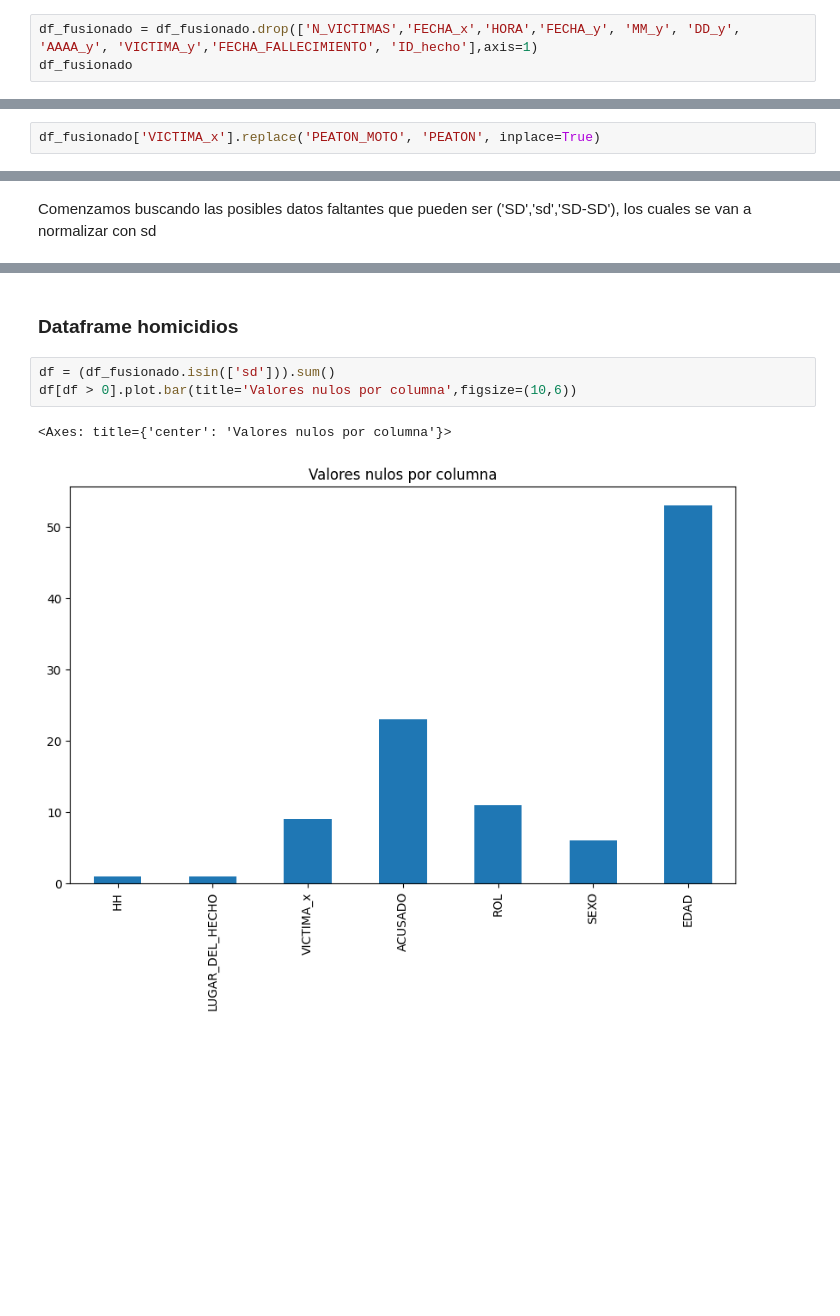
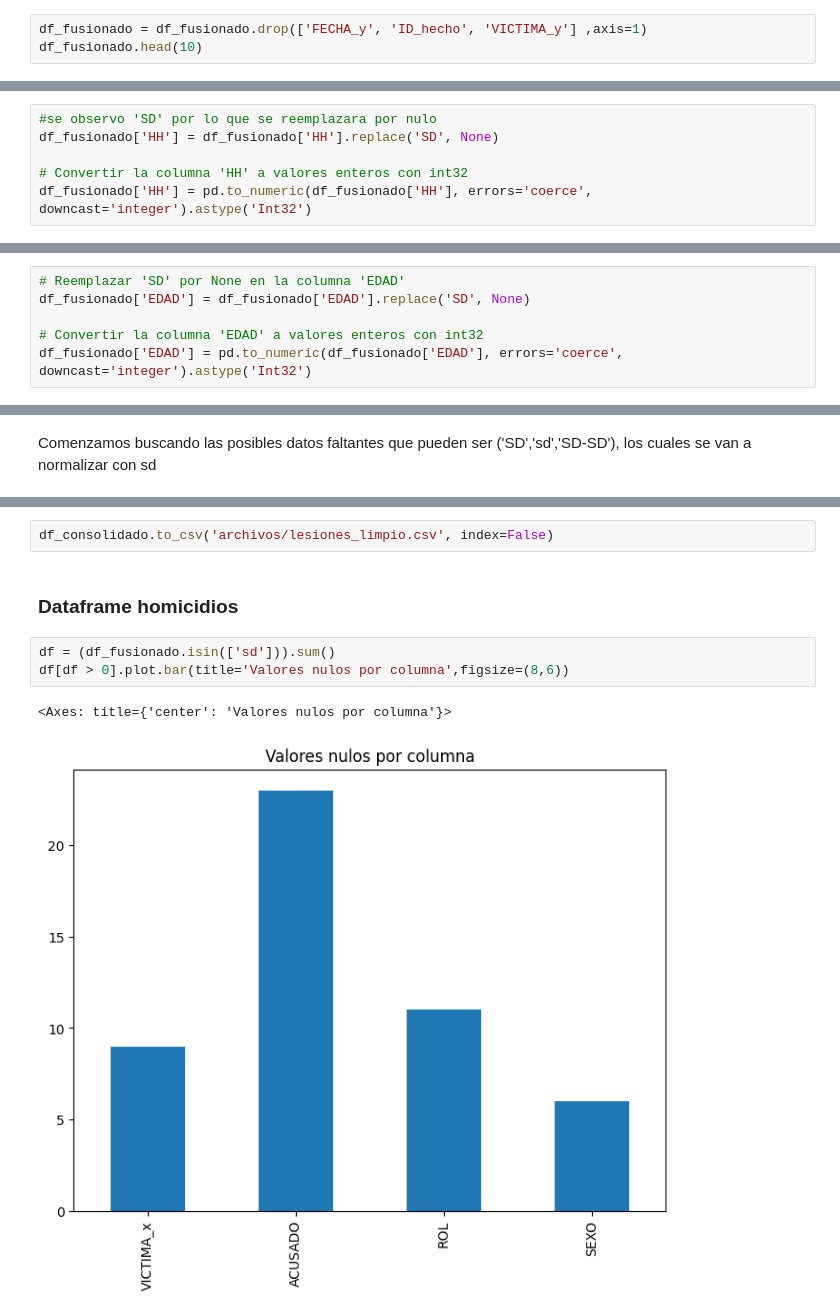
Before and after one commit to dariojacome/proyecto_anat, a Jupyter notebook: ETL_EDA.ipynb, the cells around one changed output, grey strips where cells are left out. Saved outputs shown, nothing was run; the diff lists cells and outputs as text; blank space fills up the shorter version.

```diff
--- a/ETL_EDA.ipynb
+++ b/ETL_EDA.ipynb
@@ -49,4 +117,4 @@ ya que se puede observar que se repiten columnas se eliminara las columnas repet
 # %%
-df_fusionado = df_fusionado.drop(['N_VICTIMAS','FECHA_x','HORA','FECHA_y', 'MM_y', 'DD_y', 'AAAA_y', 'VICTIMA_y','FECHA_FALLECIMIENTO', 'ID_hecho'],axis=1)
-df_fusionado
+df_fusionado = df_fusionado.drop(['FECHA_y', 'ID_hecho', 'VICTIMA_y'] ,axis=1)
+df_fusionado.head(10)
 # %% [output]
@@ -65,0 +147,6 @@ df_fusionado
+# %%
+#se observo 'SD' por lo que se reemplazara por nulo
+df_fusionado['HH'] = df_fusionado['HH'].replace('SD', None)
+
+# Convertir la columna 'HH' a valores enteros con int32
+df_fusionado['HH'] = pd.to_numeric(df_fusionado['HH'], errors='coerce', downcast='integer').astype('Int32')
@@ -83,3 +216,9 @@ df_fusionado['VICTIMA_x'].replace('PEATON_MOTO', 'PEATON', inplace=True)
+# %%
+# Reemplazar 'SD' por None en la columna 'EDAD'
+df_fusionado['EDAD'] = df_fusionado['EDAD'].replace('SD', None)
+
+# Convertir la columna 'EDAD' a valores enteros con int32
+df_fusionado['EDAD'] = pd.to_numeric(df_fusionado['EDAD'], errors='coerce', downcast='integer').astype('Int32')
 # %%
 df_fusionado['ACUSADO'].unique()
 # %% [output]
@@ -188,2 +348,0 @@ se puede observar que hay un error de transcripción en victima, por lo que se p
-# %%
-df_fusionado['VICTIMA_x'].replace('PEATON_MOTO', 'PEATON', inplace=True)
@@ -223,8 +402,10 @@ df_fusionado.replace({'SD': 'sd', 'sd': 'sd', 'SD-SD': 'sd'}, regex=True, inplac
+# %%
+df_consolidado.to_csv('archivos/lesiones_limpio.csv', index=False)
 # %% [markdown]
 ### Dataframe homicidios
 # %%
 df = (df_fusionado.isin(['sd'])).sum()
-df[df > 0].plot.bar(title='Valores nulos por columna',figsize=(10,6))
+df[df > 0].plot.bar(title='Valores nulos por columna',figsize=(8,6))
 # %% [output]
 <Axes: title={'center': 'Valores nulos por columna'}>
-[figure, old version]
+[figure, new version]
```
Also changed, not shown: parts of 61 cells of this notebook, 2 other files.
